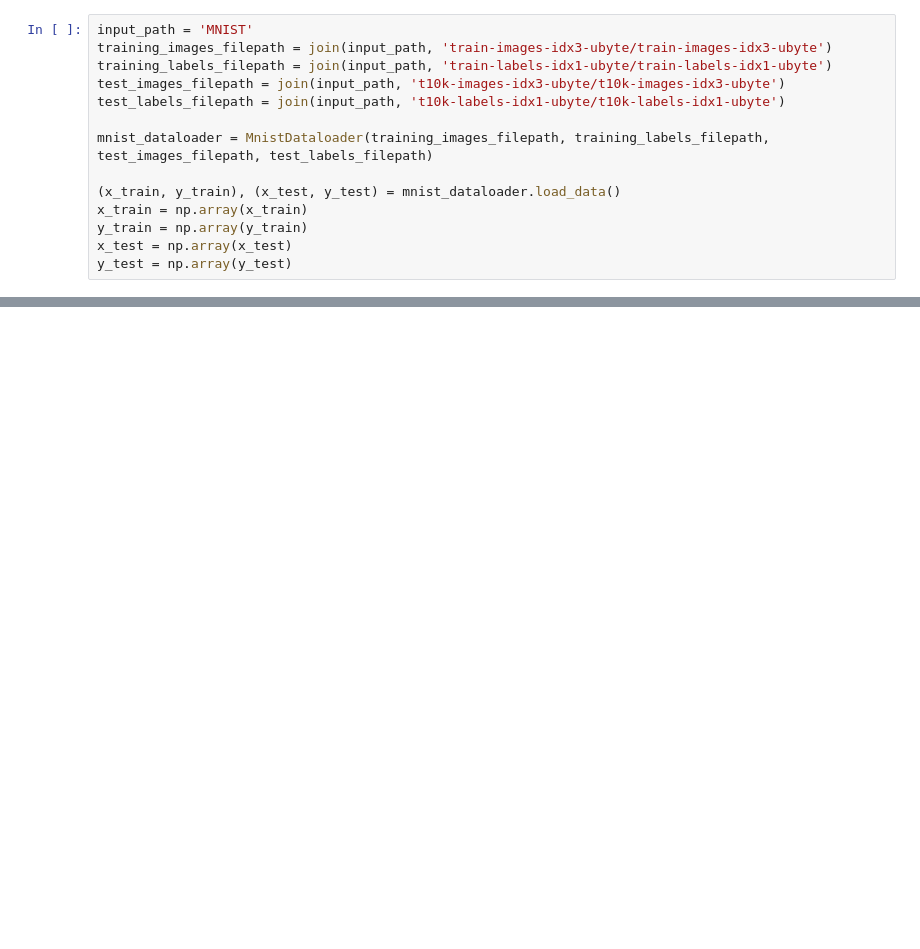
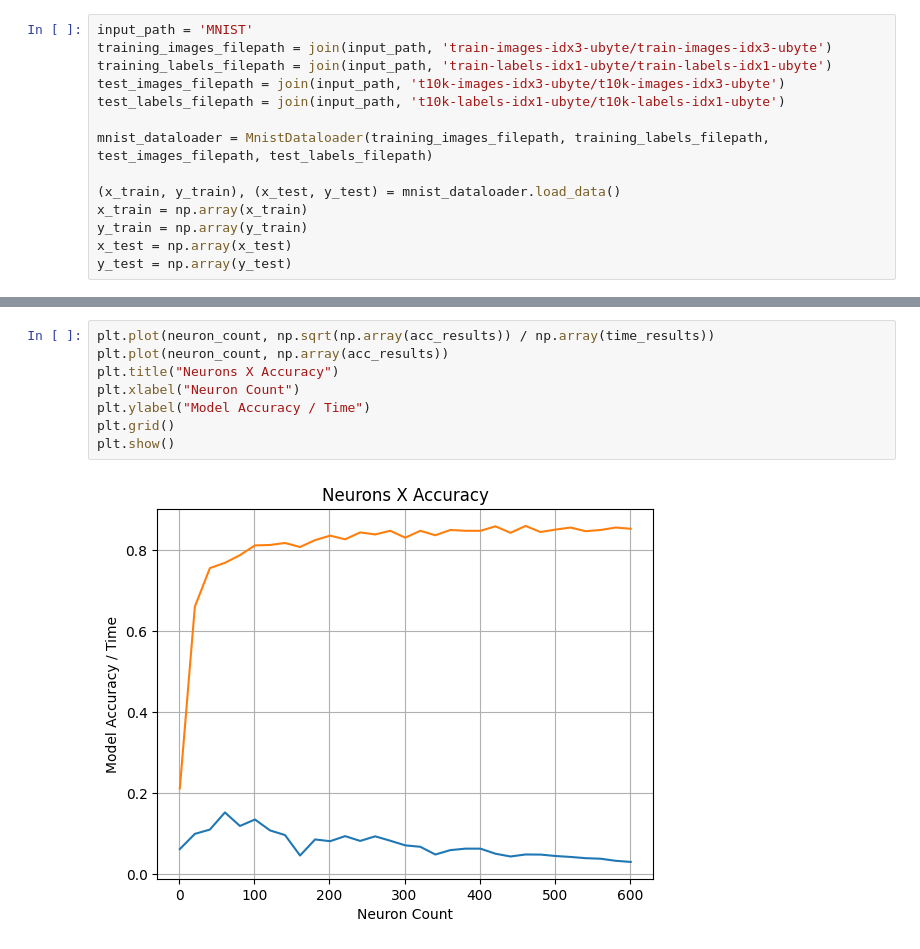
Before and after one commit to FipaLipe/IRIS, a Jupyter notebook: IGT_Reservoir_Simulation.ipynb, the cells around one changed output, grey strips where cells are left out. Cells and saved outputs as stored; diff of their text form; blank space fills up the shorter version.

```diff
--- a/IGT_Reservoir_Simulation.ipynb
+++ b/IGT_Reservoir_Simulation.ipynb
@@ -264,0 +360,10 @@ plt.show()
+# %%
+plt.plot(neuron_count, np.sqrt(np.array(acc_results)) / np.array(time_results))
+plt.plot(neuron_count, np.array(acc_results))
+plt.title("Neurons X Accuracy")
+plt.xlabel("Neuron Count")
+plt.ylabel("Model Accuracy / Time")
+plt.grid()
+plt.show()
+# %% [output]
+[figure, added]
```
Also changed, not shown: parts of 16 cells of this notebook, 2 other files.
